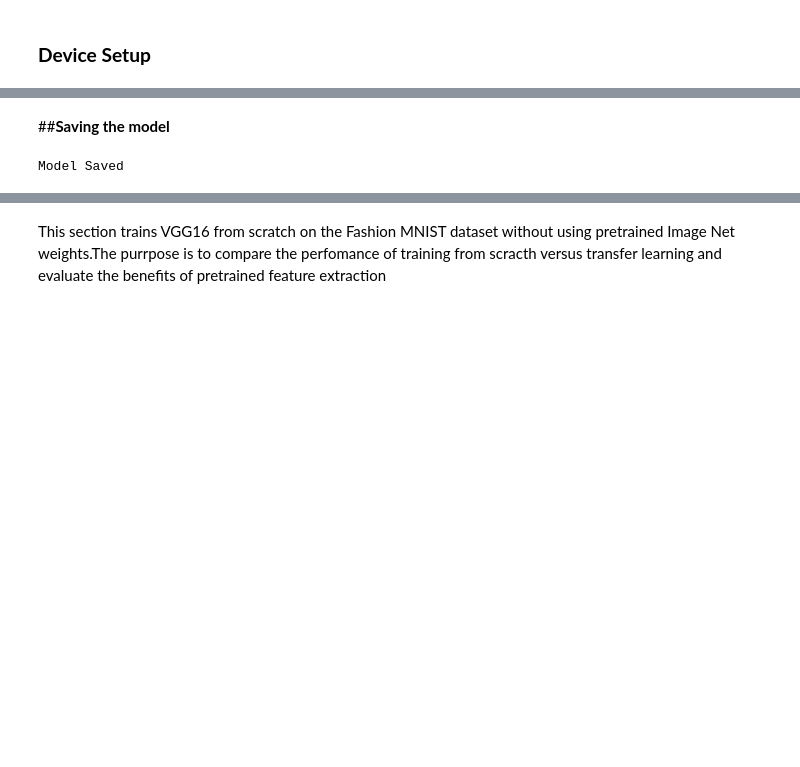
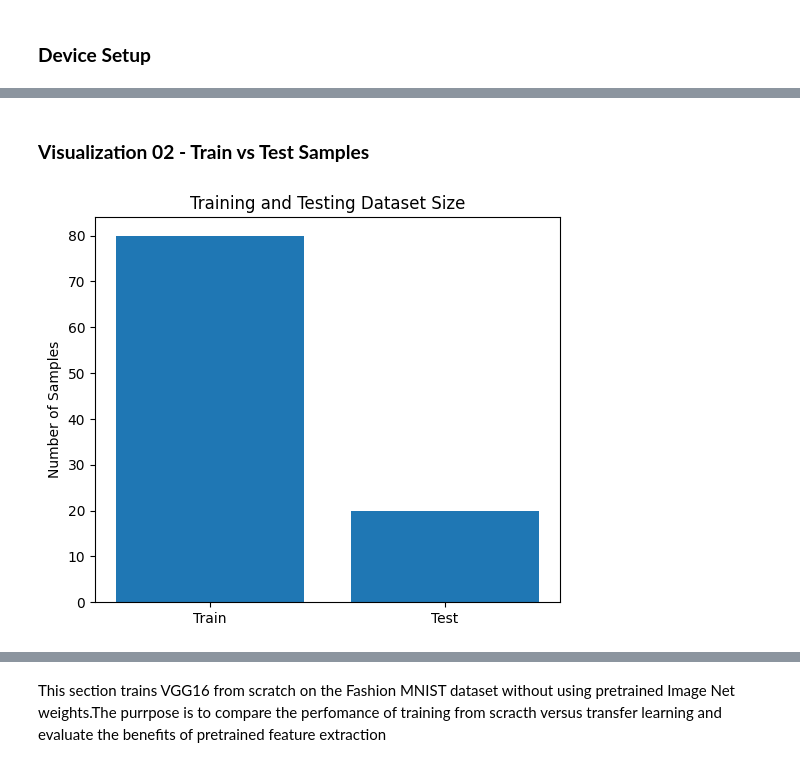
Before and after one commit to a1930549/assignment2_a1930549_Shayan, a Jupyter notebook: Asignment02 (1).ipynb, the cells around one changed output, grey strips where cells are left out. Drawn from its saved outputs; the diff is of its cells as text; code cells hidden in the pictures; blank space fills up the shorter version.

```diff
--- a/Asignment02 (1).ipynb
+++ b/Asignment02 (1).ipynb
@@ -336,0 +291,7 @@ VGG(
+# %%
+from datasets import load_dataset
+dataset = load_dataset(
+    "nlphuji/flickr30k",
+    split="test[:100]"
+)
+print("Dataset Loaded:", len(dataset))
@@ -336,0 +302,8 @@ VGG(
+# %%
+from datasets import DatasetDict
+split_dataset = dataset.train_test_split( test_size=0.2, seed=42)
+train_data = split_dataset["train"]
+test_data = split_dataset["test"]
+
+print("Training samples:", len(train_data))
+print("Testing samples:", len(test_data))
@@ -412,7 +497,12 @@ plt.show()
-# %% [markdown]
-##**Saving the model**
-# %%
-torch.save(model.state_dict(),"q3_vgg16_transfer_learning.pth")
-print("Model Saved")
-# %% [output]
-Model Saved
+# %% [markdown]
+### **Visualization 02 - Train vs Test Samples**
+# %%
+labels=["Train","Test"]
+values=[len(train_data),len(test_data)]
+plt.figure(figsize=(6,5))
+plt.bar(labels,values)
+plt.ylabel("Number of Samples")
+plt.title("Training and Testing Dataset Size")
+plt.show()
+# %% [output]
+[figure, added]
```
Also changed, not shown: parts of 64 cells of this notebook.
